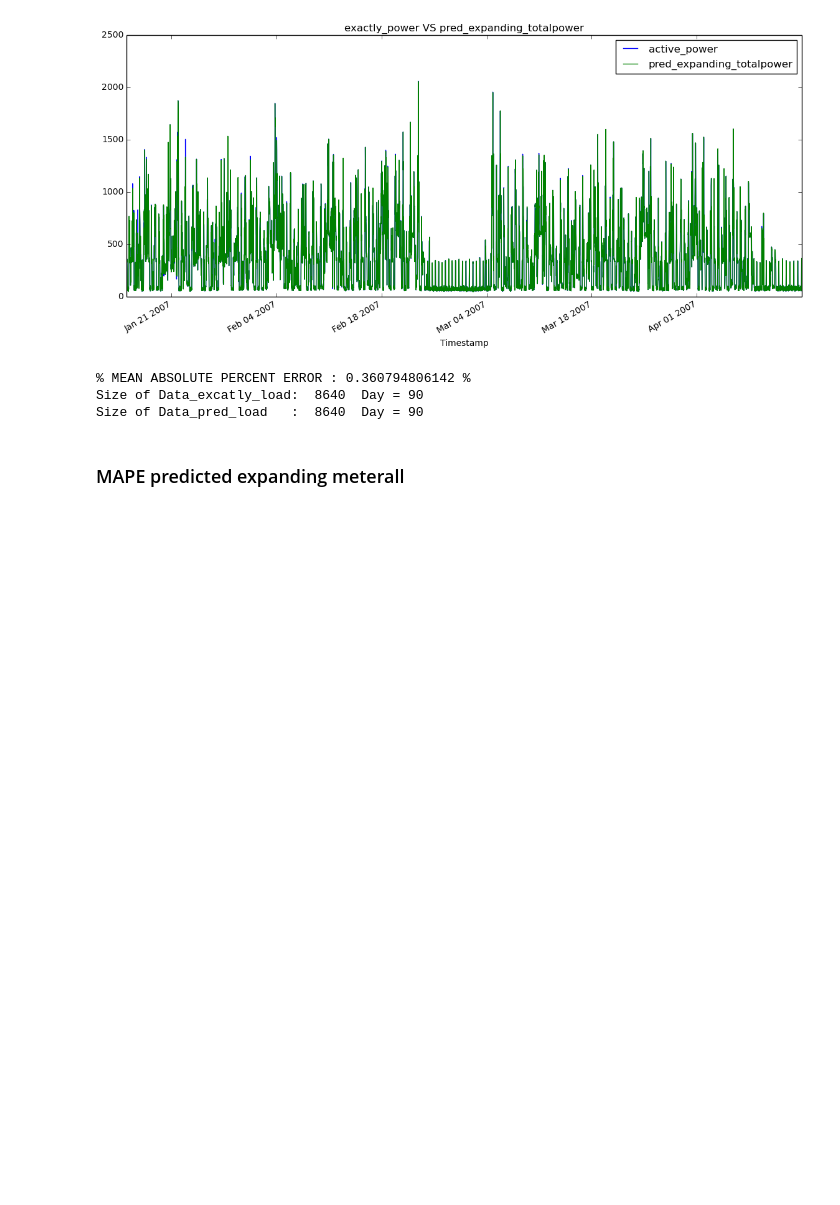
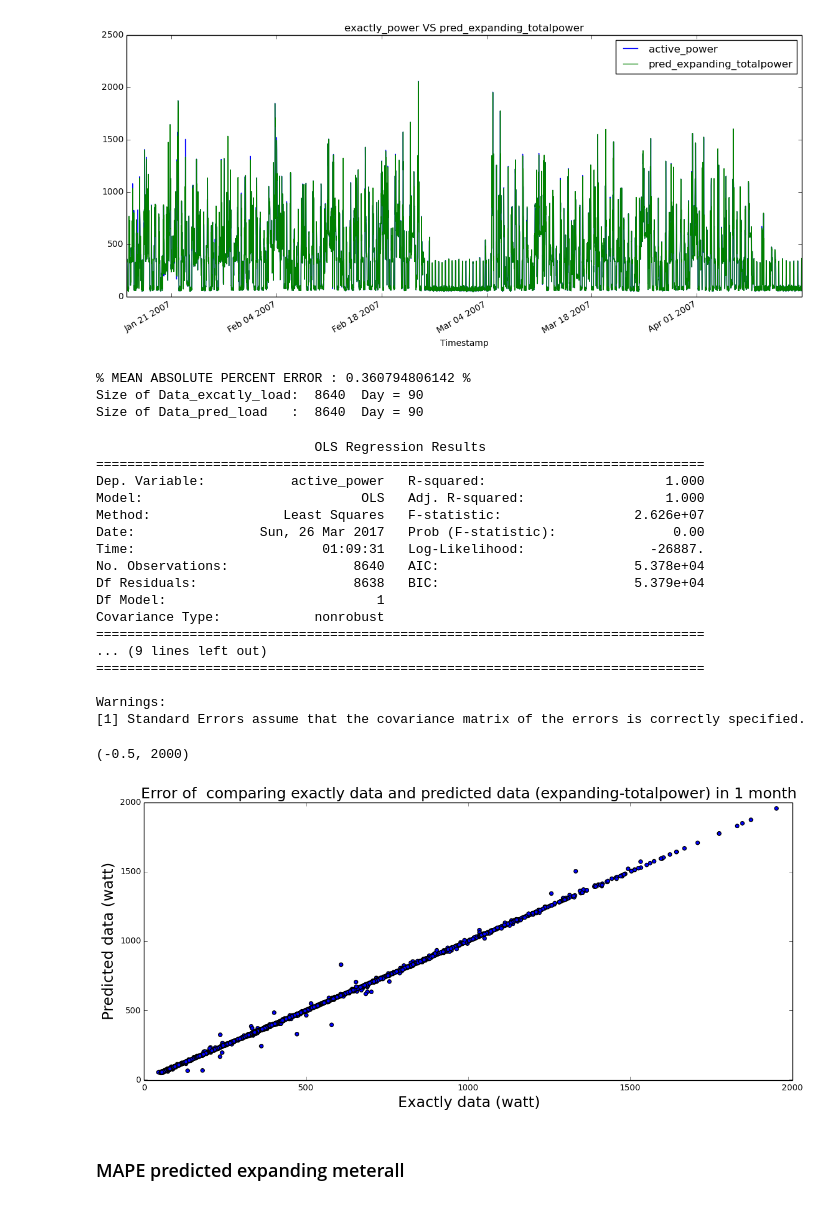
Before and after one commit to Pepownsn/lab, a Jupyter notebook: criterion2/MAPE.ipynb, the cells around one changed output. Cells and saved outputs as stored; diff of their text form; code cells hidden in the pictures; blank space fills up the shorter version.

```diff
--- a/criterion2/MAPE.ipynb
+++ b/criterion2/MAPE.ipynb
@@ -169,6 +283,63 @@ print "Size of Data_pred_load   : ", len(df_totalpower) , " Day =", len(df_total
 % MEAN ABSOLUTE PERCENT ERROR : 0.360794806142 %
 Size of Data_excatly_load:  8640  Day = 90
 Size of Data_pred_load   :  8640  Day = 90
+# %%
+import statsmodels.api as sm
+import numpy as np
+import matplotlib.pyplot as plt
+import matplotlib.pyplot as plt
+import pandas as pd # v. 1.7
+import MySQLdb
+import matplotlib.pyplot as plt
+import numpy as np
+from sklearn.metrics import mean_absolute_error,mean_squared_error
+import statistics
+%matplotlib inline
+
+conn = MySQLdb.connect("localhost","conn","hems")
+cursor = conn.cursor()
+
+query_totalpower = "SELECT * FROM prediction.pred_expand_totalpower WHERE Timestamp >= '%s'   AND TimeStamp <= '%s';"% ("2007-01-15 00:00:00","2007-04-14  23:59:59")
+df_totalpower = pd.read_sql(query_totalpower, conn , index_col=['Timestamp'])
+
+query = "SELECT Timestamp, active_power FROM prediction.data15min_4y WHERE Timestamp >= '%s'   AND TimeStamp <= '%s';"% ("2007-01-15 00:00:00","2007-04-14 23:59:59")
+df = pd.read_sql(query, conn , index_col=['Timestamp'])
+
+X = df_totalpower.watt
+Y = df.active_power
+
+results = sm.OLS(Y,sm.add_constant(X)).fit()
+print results.summary()
+plt.figure(figsize=(14,6))
+plt.scatter(X,Y)
+X_plot = np.linspace(0,1000,1)
+plt.plot(X_plot, X_plot*results.params[0] + results.params[1])
+plt.title('Error of  comparing exactly data and predicted data (expanding-totalpower) in 1 month',fontsize=18)
+plt.xlabel('Exactly data (watt)',fontsize=18)
+plt.ylabel('Predicted data (watt)',fontsize=18)
+# plt.show()
+plt.ylim((-0.5,2000))
+plt.xlim((-0.5,2000))
+# %% [output]
+                            OLS Regression Results
+==============================================================================
+Dep. Variable:           active_power   R-squared:                       1.000
+Model:                            OLS   Adj. R-squared:                  1.000
+Method:                 Least Squares   F-statistic:                 2.626e+07
+Date:                Sun, 26 Mar 2017   Prob (F-statistic):               0.00
+Time:                        01:09:31   Log-Likelihood:                -26887.
+No. Observations:                8640   AIC:                         5.378e+04
+Df Residuals:                    8638   BIC:                         5.379e+04
+Df Model:                           1
+Covariance Type:            nonrobust
+==============================================================================
+... (9 lines left out)
+==============================================================================
+
+Warnings:
+[1] Standard Errors assume that the covariance matrix of the errors is correctly specified.
+(-0.5, 2000)
+[figure, added]
 # %% [markdown]
 ### MAPE predicted expanding meterall
 # %%
```
Also changed, not shown: parts of 4 cells of this notebook, 3 other files.
